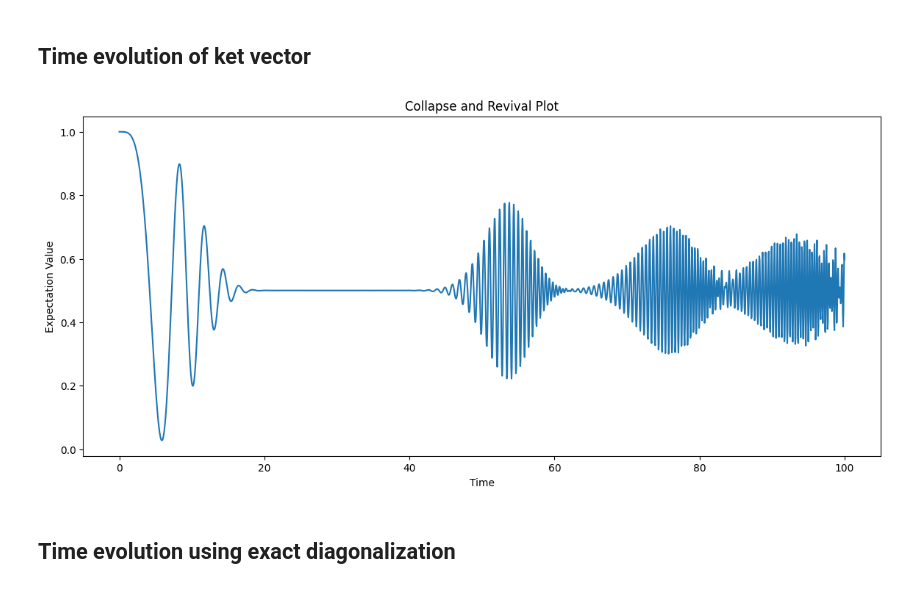
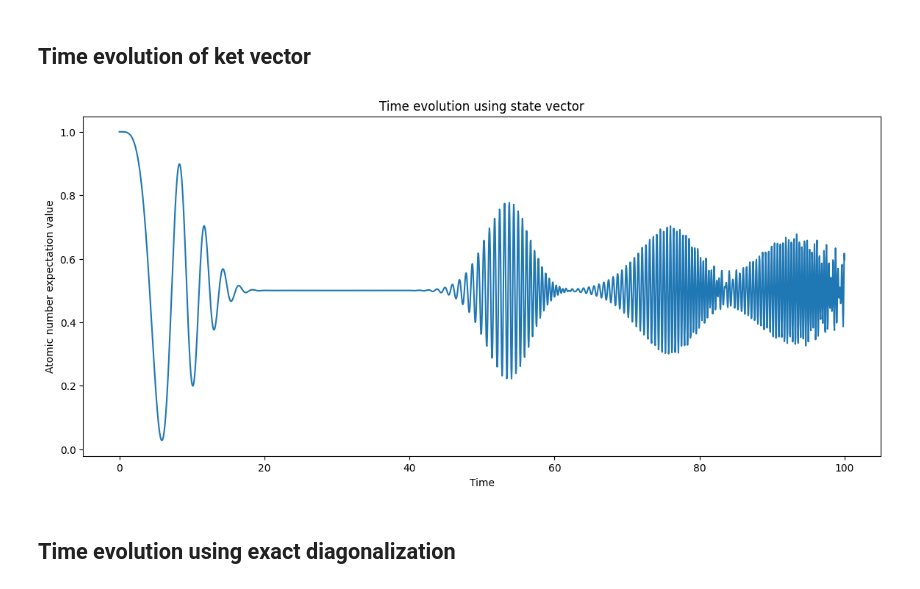
Before and after one commit to molendziak/TFM, a Jupyter notebook: JC_numerical_model.ipynb, the cells around one changed output. Cells and saved outputs as stored; diff of their text form; code cells hidden in the pictures.

```diff
--- a/JC_numerical_model.ipynb
+++ b/JC_numerical_model.ipynb
@@ -41,36 +41,36 @@ num_atm = destruction.T @ destruction # atomic number operator
 wc = 1  # Cavity frequency
 wa = 1 # Atom frequency
 g = .001   # Coupling strength
 alpha = np.sqrt(20)  # Initial coherent state amplitude
 
 H, psi0 = System(N, wc, wa, g, alpha)
 
 times = np.linspace(0, 100, 2000)
 
 # Initialize an array to store the expectation values of the number operator
 n_expect = np.zeros(len(times))
 
 # Time evolution
 psi = psi0
 for i, t in enumerate(times):
     # Calculate expectation value of the number operator at each time step
     n_expect[i] = np.real(np.conj(psi.T) @ (num_atm) @ psi)
 
     # Compute the time evolution operator for the given time step
     U = expm(-1j * H * t)
 
     # Update the state vector using the time evolution operator
     psi = U @ psi
 
 # Plot the collapse and revival plot
 plt.figure(figsize=(14, 6))
 plt.plot(times, n_expect)
 plt.xlabel('Time')
-plt.ylabel('Expectation Value')
-plt.title('Collapse and Revival Plot')
+plt.ylabel('Atomic number expectation value')
+plt.title('Time evolution using state vector')
 plt.show()
 # %% [output]
-[figure, old version]
+[figure, new version]
 # %% [markdown]
 ## Time evolution using exact diagonalization
 # %%
```
Also changed, not shown: parts of 4 cells of this notebook, 1 other file.
